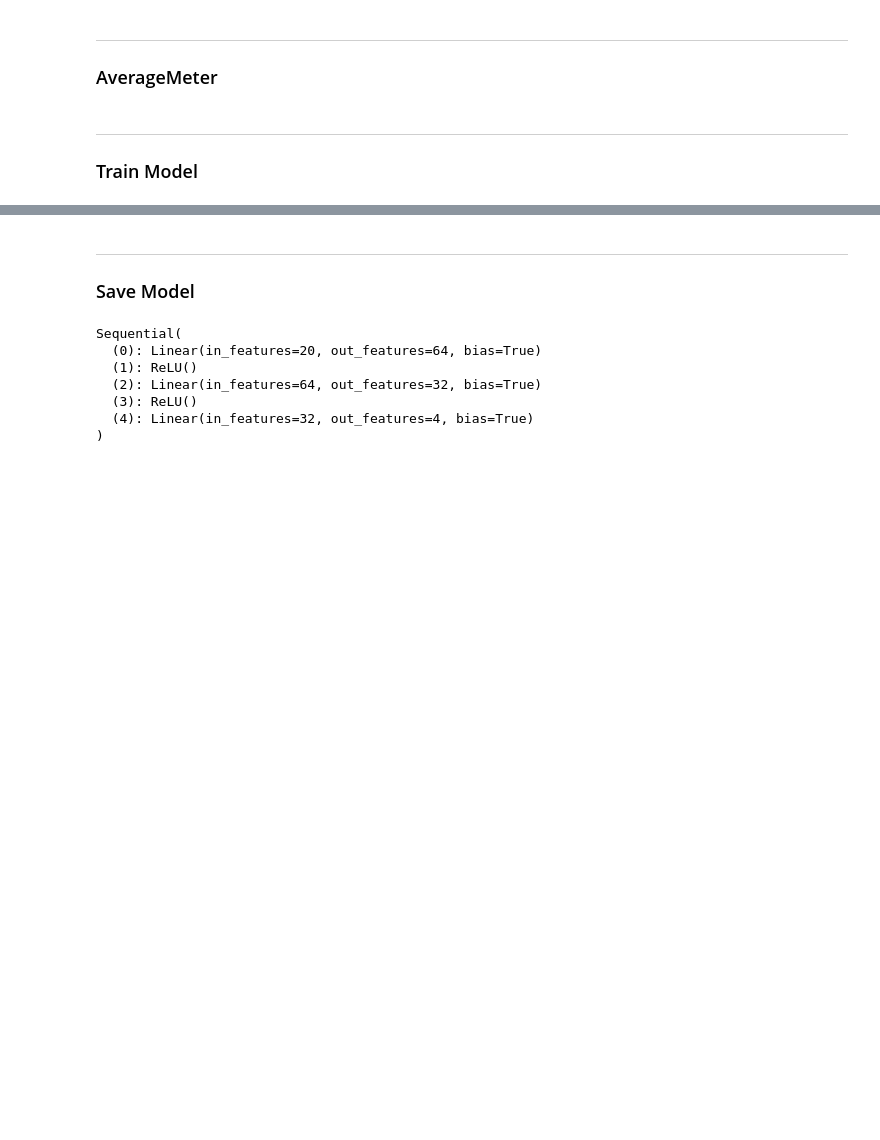
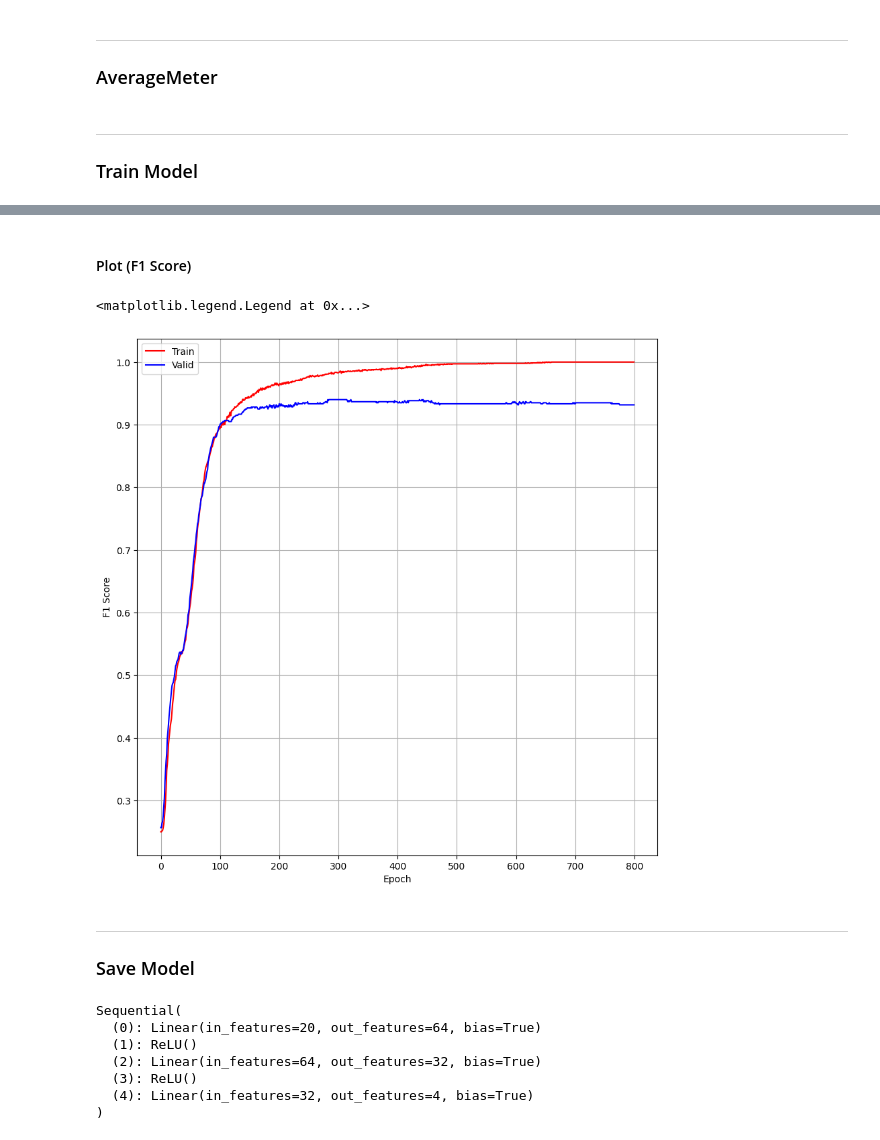
Before and after one commit to salehghotbani/MLP_Mobile_Price, a Jupyter notebook: Mobile_Price_MLP.ipynb, the cells around one changed output, grey strips where cells are left out. Drawn from its saved outputs; the diff is of its cells as text; code cells hidden in the pictures; blank space fills up the shorter version.

```diff
--- a/Mobile_Price_MLP.ipynb
+++ b/Mobile_Price_MLP.ipynb
@@ -254,3 +268,18 @@ ax.legend()
+# %% [markdown]
+#### Plot (F1 Score)
+# %%
+fig, ax = plt.subplots(figsize=(10, 10))
+
+ax.plot(range(epochs), hist_f1_train, 'r-', label='Train')
+ax.plot(range(epochs), hist_f1_valid, 'b-', label='Valid')
+
+ax.set_xlabel('Epoch')
+ax.set_ylabel('F1 Score')
+ax.grid(True)
+ax.legend()
+# %% [output]
+<matplotlib.legend.Legend at 0x...>
+[figure, added]
 # %% [markdown]
 ---
 ### Save Model
```
Also changed, not shown: parts of 7 cells of this notebook, 1 other file.
